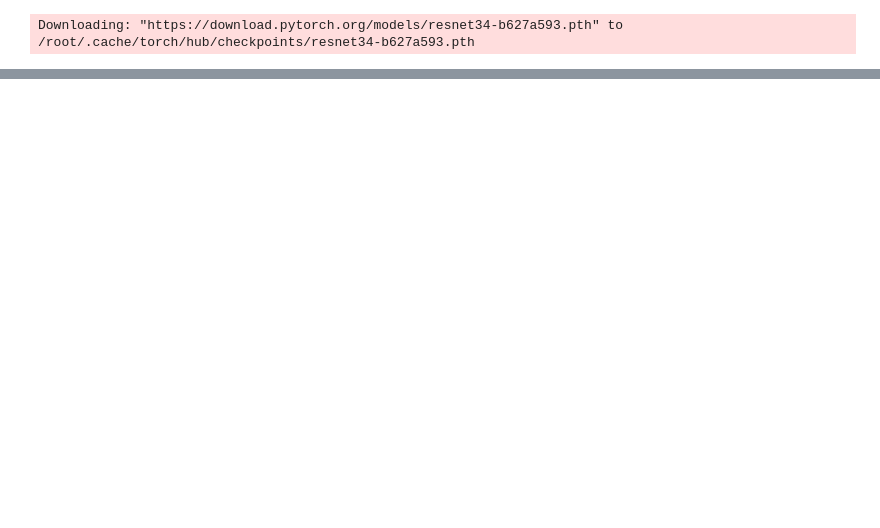
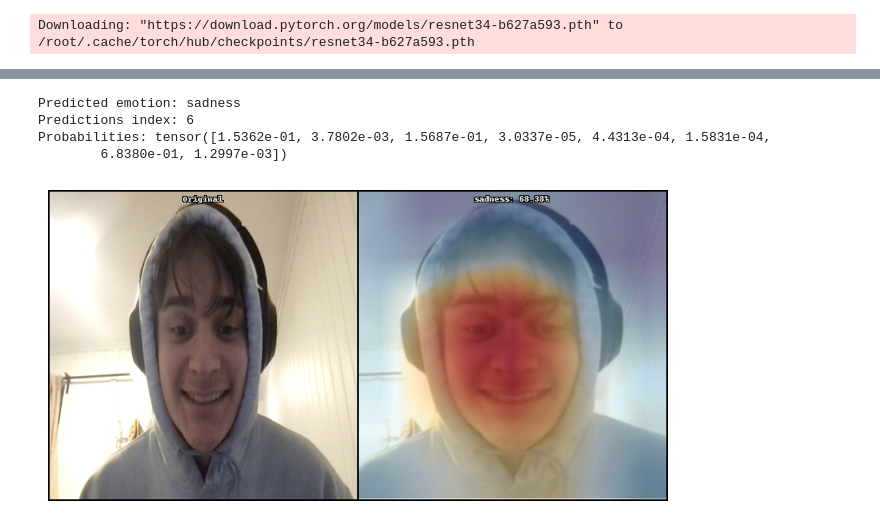
Before and after one commit to Markustho/Facialscan, a Jupyter notebook: ansikt.ipynb, the cells around one changed output, grey strips where cells are left out. Saved outputs shown, nothing was run; the diff lists cells and outputs as text; code cells hidden in the pictures; blank space fills up the shorter version.

```diff
--- a/ansikt.ipynb
+++ b/ansikt.ipynb
@@ -249,0 +269,19 @@ interp.plot_top_losses(6)
+# %%
+# Eget bilde
+img1 = PILImage.create('/kaggle/input/ansikter/bilder/img3.jpg')
+
+# Get predictions (no need to apply after_batch transforms explicitly, predict does that)
+pred_class, pred_idx, outputs = learn.predict(img1)
+
+# Print results
+print(f'Predicted emotion: {pred_class}')
+print(f'Predictions index: {pred_idx}')
+print(f'Probabilities: {outputs}')
+
+# Show the image
+
+gcam = gradcam(learn, str(Path('/kaggle/input/ansikter/bilder/img3.jpg')), show_original=True)
+f = plt.figure(figsize=(8,6))
+plt.imshow(gcam)
+plt.axis('off')
+plt.show()
@@ -249,0 +294,19 @@ interp.plot_top_losses(6)
+# %%
+# Eget bilde
+img1 = PILImage.create('/kaggle/input/bilder/Photo.jpg')
+
+# Get predictions (no need to apply after_batch transforms explicitly, predict does that)
+pred_class, pred_idx, outputs = learn.predict(img1)
+
+# Print results
+print(f'Predicted emotion: {pred_class}')
+print(f'Predictions index: {pred_idx}')
+print(f'Probabilities: {outputs}')
+
+# Show the image
+gcam = gradcam(learn, str(Path('/kaggle/input/bilder/Photo.jpg')), show_original=True)
+f = plt.figure(figsize=(8,6))
+plt.imshow(gcam)
+plt.axis('off')
+plt.show()
+# %% [output]
@@ -249,0 +314,5 @@ interp.plot_top_losses(6)
+Predicted emotion: sadness
+Predictions index: 6
+Probabilities: tensor([1.5362e-01, 3.7802e-03, 1.5687e-01, 3.0337e-05, 4.4313e-04, 1.5831e-04,
+        6.8380e-01, 1.2997e-03])
+[figure, added]
```
Also changed, not shown: parts of 39 cells of this notebook.
